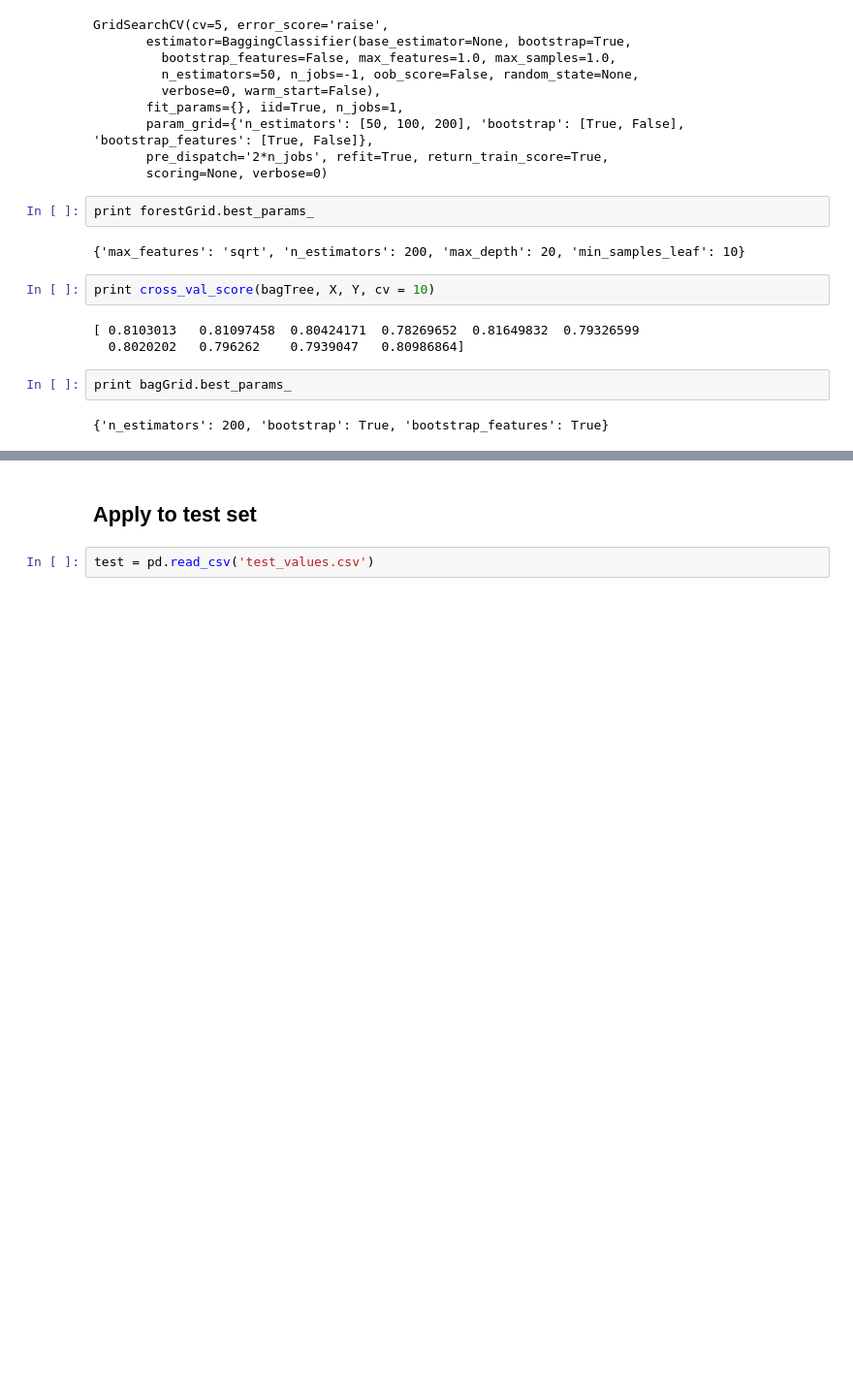
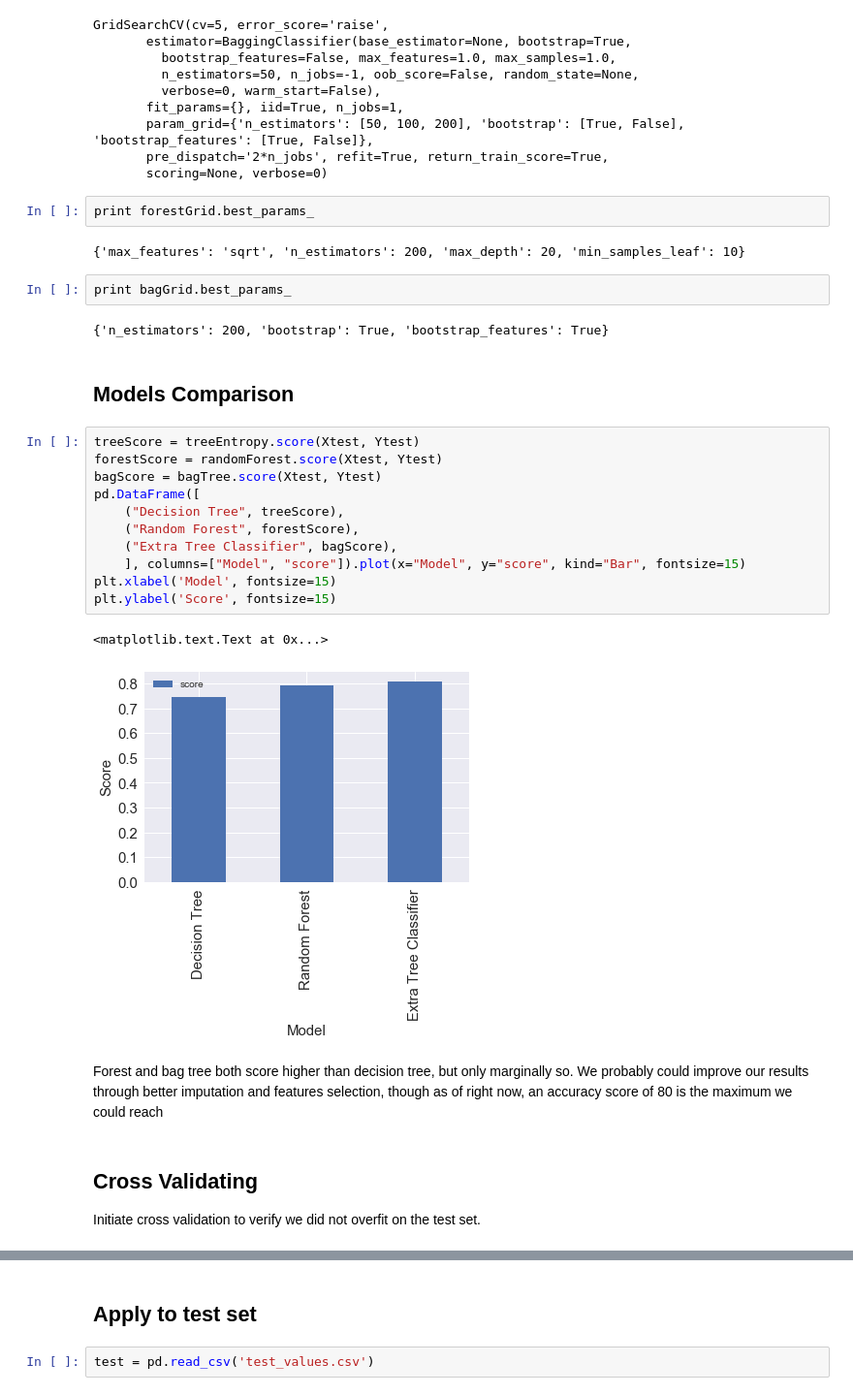
Before and after one commit to BrickKiln/dataPumpChallenge, a Jupyter notebook: pumpChallenge.ipynb, the cells around one changed output, grey strips where cells are left out. Shown at 97% size. Drawn from its saved outputs; the diff is of its cells as text; blank space fills up the shorter version.

```diff
--- a/pumpChallenge.ipynb
+++ b/pumpChallenge.ipynb
@@ -584,12 +548,28 @@ GridSearchCV(cv=5, error_score='raise',
 print forestGrid.best_params_
 # %% [output]
 {'max_features': 'sqrt', 'n_estimators': 200, 'max_depth': 20, 'min_samples_leaf': 10}
-# %%
-print cross_val_score(bagTree, X, Y, cv = 10)
-# %% [output]
-[ 0.8103013   0.81097458  0.80424171  0.78269652  0.81649832  0.79326599
-  0.8020202   0.796262    0.7939047   0.80986864]
 # %%
 print bagGrid.best_params_
 # %% [output]
 {'n_estimators': 200, 'bootstrap': True, 'bootstrap_features': True}
+# %% [markdown]
+## Models Comparison
+# %%
+treeScore = treeEntropy.score(Xtest, Ytest)
+forestScore = randomForest.score(Xtest, Ytest)
+bagScore = bagTree.score(Xtest, Ytest)
+pd.DataFrame([
+    ("Decision Tree", treeScore),
+    ("Random Forest", forestScore),
+    ("Extra Tree Classifier", bagScore),
+    ], columns=["Model", "score"]).plot(x="Model", y="score", kind="Bar", fontsize=15)
+plt.xlabel('Model', fontsize=15)
+plt.ylabel('Score', fontsize=15)
+# %% [output]
+<matplotlib.text.Text at 0x...>
+[figure, added]
+# %% [markdown]
+Forest and bag tree both score higher than decision tree, but only marginally so. We probably could improve our results through better imputation and features selection, though as of right now, an accuracy score of 80 is the maximum we could reach
+# %% [markdown]
+## Cross Validating
+Initiate cross validation to verify we did not overfit on the test set.
```
Also changed, not shown: parts of 31 cells of this notebook.
